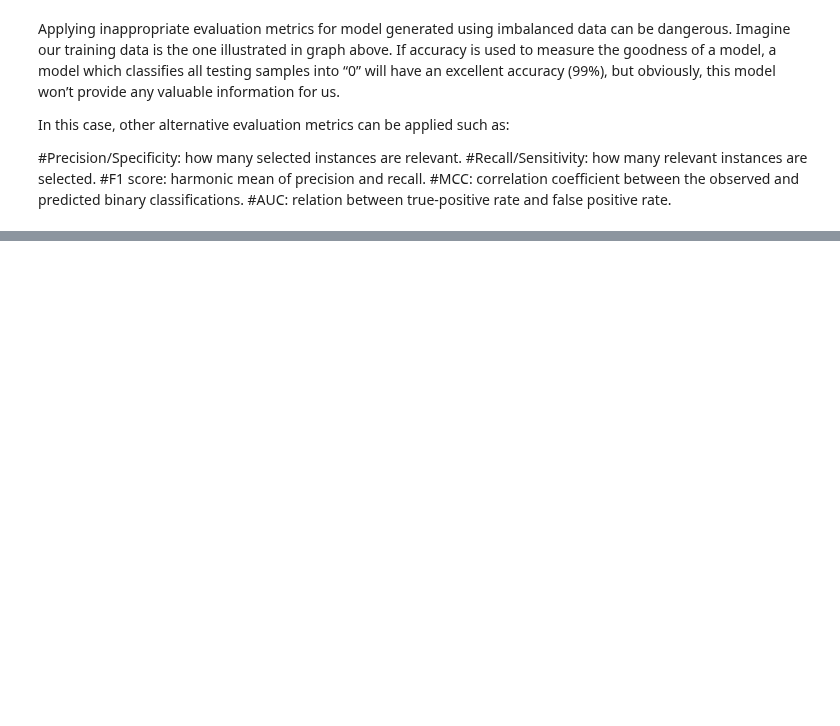
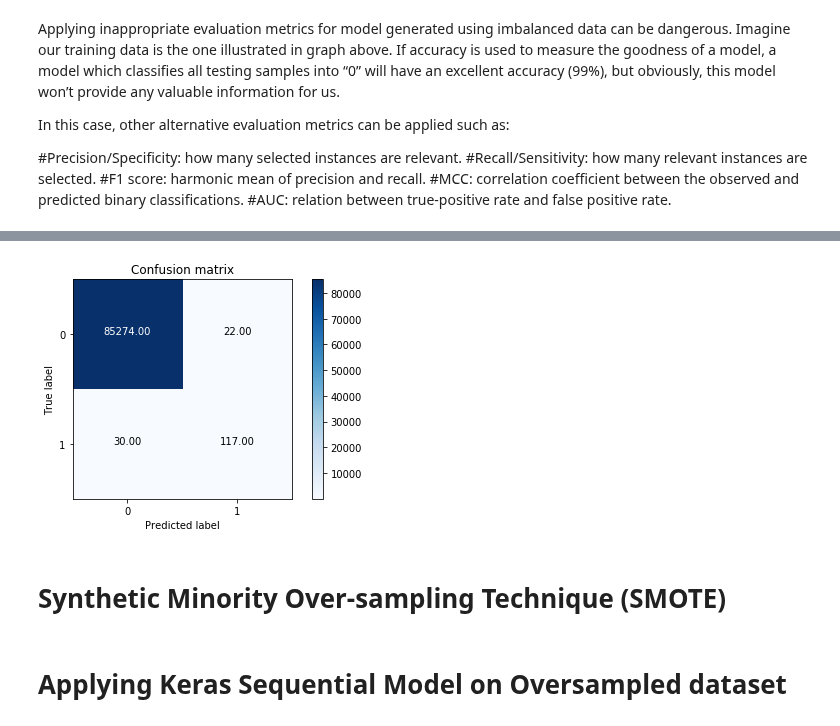
Before and after one commit to akhilanto/My-Python-Works, a Jupyter notebook: Python samples/Credit_card_fraud_Detection.ipynb, the cells around one changed output, grey strips where cells are left out. Saved outputs shown, nothing was run; the diff lists cells and outputs as text; code cells hidden in the pictures; blank space fills up the shorter version.

```diff
--- a/Python samples/Credit_card_fraud_Detection.ipynb
+++ b/Python samples/Credit_card_fraud_Detection.ipynb
@@ -123 +84,4 @@ No. of Fraudulent Transaction is 492 and No. of Normal Transaction is 284315
+# %%
+#Droping irrelevant Time column from dataset.
+df=df.drop(['Time'],axis=1)
 # %%
@@ -142,7 +124,7 @@ from keras.layers import Dense
 # %%
 model = Sequential([
      #First Layer
-     Dense(units=16, input_dim=30, activation='relu'),
+     Dense(units=16, input_dim=29, activation='relu'),
       #Second Layer
      Dense(units=24,activation='relu'),
      Dropout(0.5),
@@ -178,4 +181,4 @@ _________________________________________________________________
 # %%
 model.compile(optimizer='adam', loss='binary_crossentropy',metrics=['accuracy'])
-model.fit(X_train,y_train, batch_size=15, epochs=3)
+model.fit(X_train,y_train, batch_size=15, epochs= 10)
 # %% [output]
@@ -194,0 +212,11 @@ print(score)
+# %%
+y_pred=model.predict(X_test)
+y_test=pd.DataFrame(y_test)
+# %%
+cnf_matrix=confusion_matrix(y_test,y_pred.round())
+plot_confusion_matrix(cnf_matrix,classes=[0,1])
+plt.show()
+# %% [output]
+[figure, added]
+# %% [markdown]
+# Synthetic Minority Over-sampling Technique (SMOTE)
@@ -194,0 +235,2 @@ print(score)
+# %% [markdown]
+# Applying Keras Sequential Model on Oversampled dataset
```
Also changed, not shown: parts of 26 cells of this notebook.
